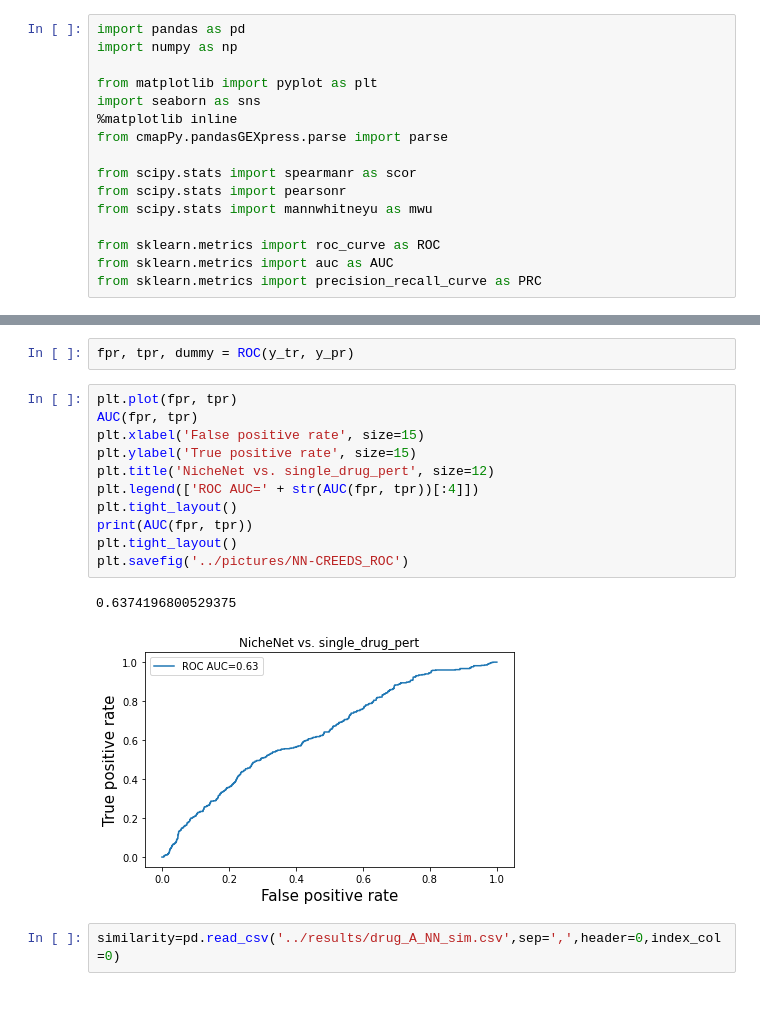
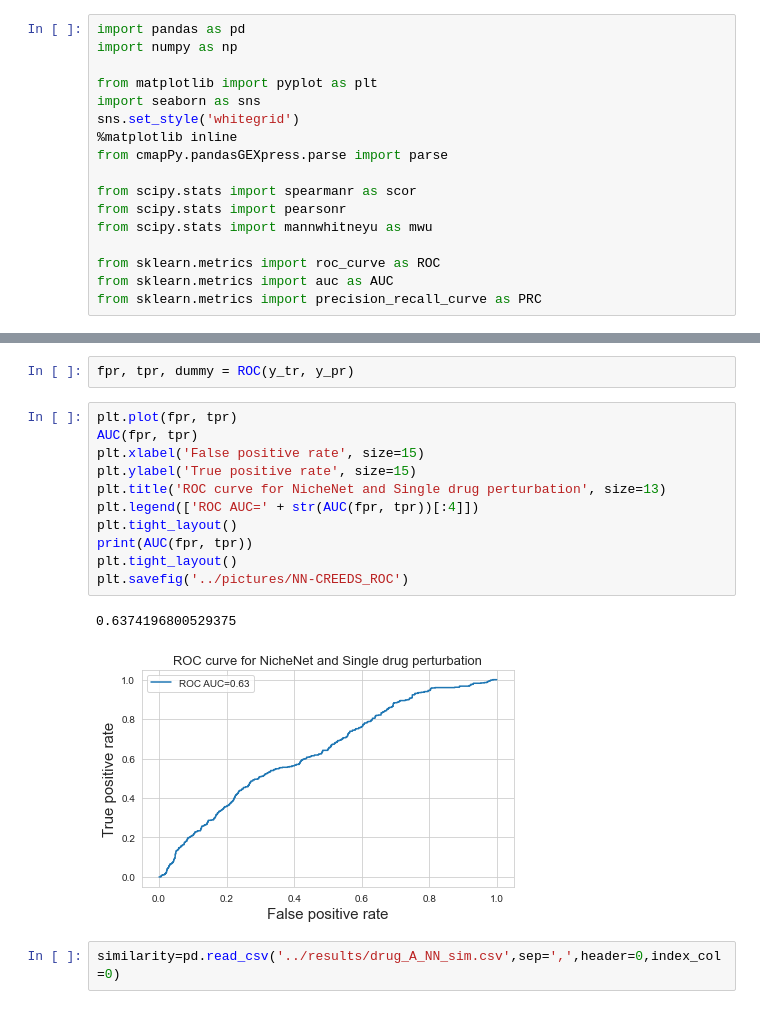
Before and after one commit to Vargeszti/Thesis, a Jupyter notebook: code/similarities.ipynb, the cells around one changed output, grey strips where cells are left out. Drawn from its saved outputs; the diff is of its cells as text.

```diff
--- a/code/similarities.ipynb
+++ b/code/similarities.ipynb
@@ -4,6 +4,7 @@ import numpy as np
 
 from matplotlib import pyplot as plt
 import seaborn as sns
+sns.set_style('whitegrid')
 %matplotlib inline
 from cmapPy.pandasGEXpress.parse import parse
 
@@ -496,17 +497,17 @@ fpr, tpr, dummy = ROC(y_tr, y_pr)
 # %%
 plt.plot(fpr, tpr)
 AUC(fpr, tpr)
 plt.xlabel('False positive rate', size=15)
 plt.ylabel('True positive rate', size=15)
-plt.title('NicheNet vs. single_drug_pert', size=12)
+plt.title('ROC curve for NicheNet and Single drug perturbation', size=13)
 plt.legend(['ROC AUC=' + str(AUC(fpr, tpr))[:4]])
 plt.tight_layout()
 print(AUC(fpr, tpr))
 plt.tight_layout()
 plt.savefig('../pictures/NN-CREEDS_ROC')
 # %% [output]
 0.6374196800529375
-[figure, old version]
+[figure, new version]
 # %%
 similarity=pd.read_csv('../results/drug_A_NN_sim.csv',sep=',',header=0,index_col=0)
 # %%
```
Also changed, not shown: parts of 10 cells of this notebook, 2 other files.
